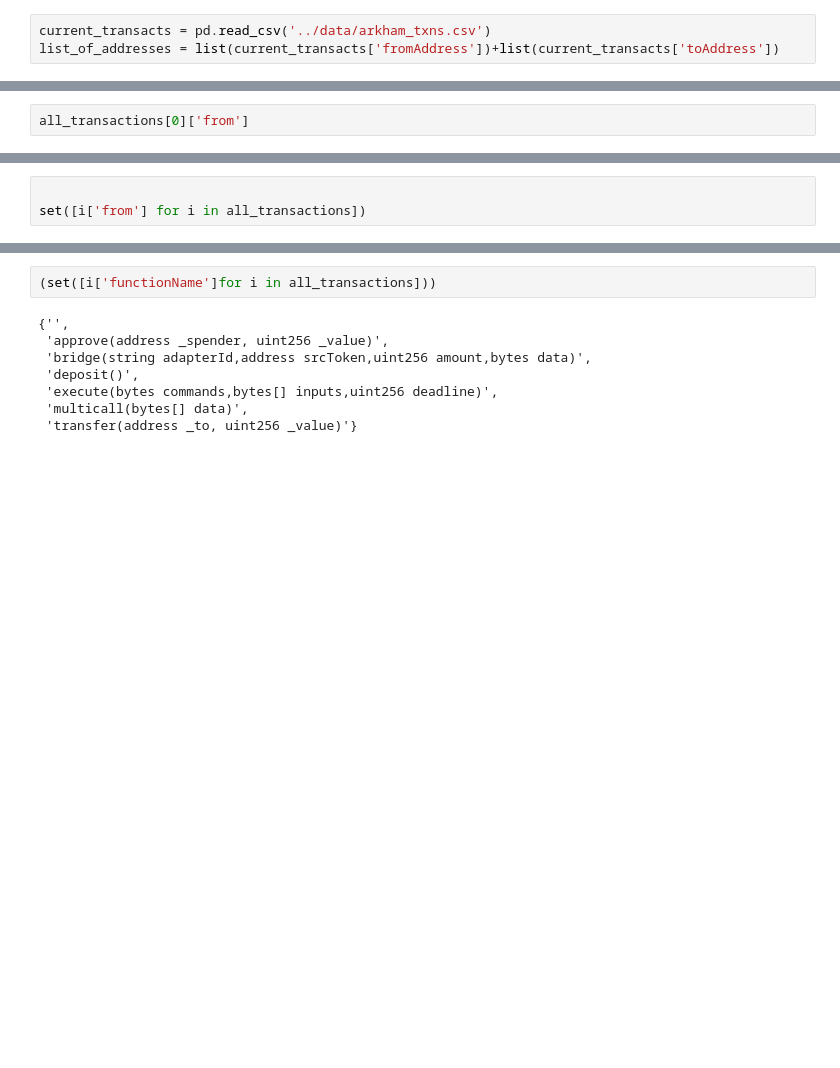
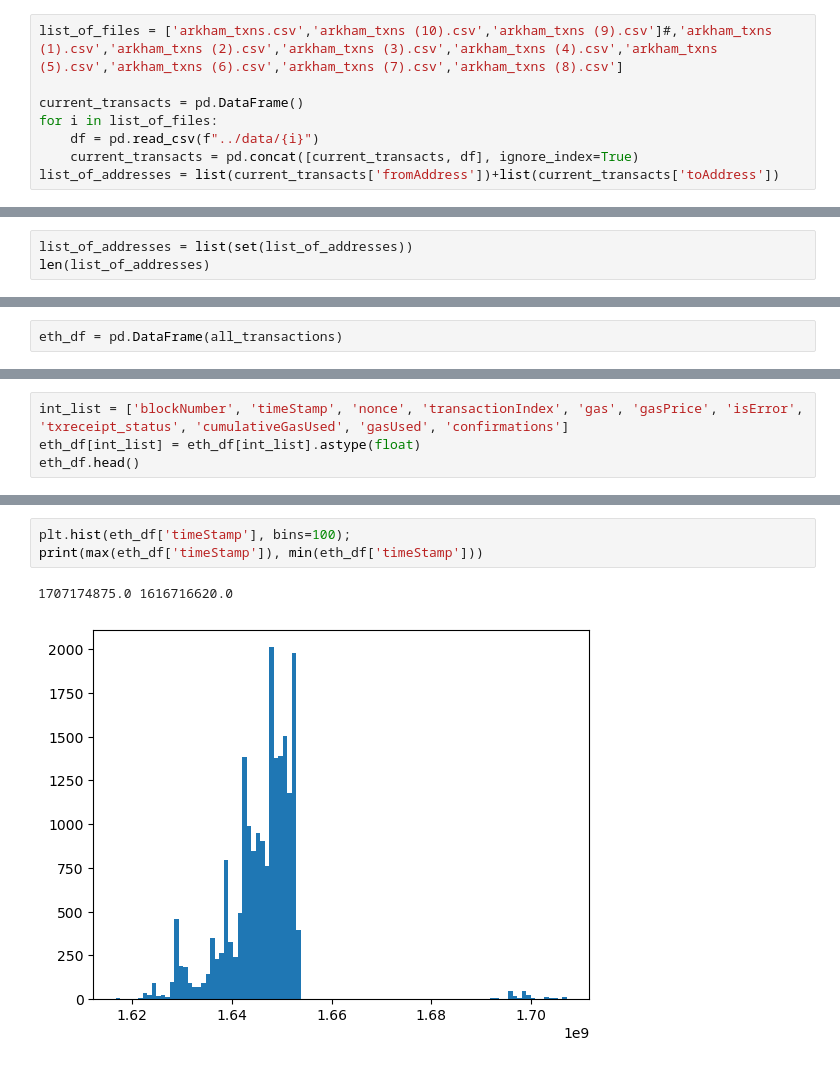
Before and after one commit to mcdunleatate/capstone_project, a Jupyter notebook: code/data_collection.ipynb, the cells around one changed output, grey strips where cells are left out. Cells and saved outputs as stored; diff of their text form; blank space fills up the shorter version.

Commit message:
adding data and readme and eda

```diff
--- a/code/data_collection.ipynb
+++ b/code/data_collection.ipynb
@@ -19,3 +16,8 @@ all_transactions =[]
 # %%
-current_transacts = pd.read_csv('../data/arkham_txns.csv')
+list_of_files = ['arkham_txns.csv','arkham_txns (10).csv','arkham_txns (9).csv']#,'arkham_txns (1).csv','arkham_txns (2).csv','arkham_txns (3).csv','arkham_txns (4).csv','arkham_txns (5).csv','arkham_txns (6).csv','arkham_txns (7).csv','arkham_txns (8).csv']
+
+current_transacts = pd.DataFrame()
+for i in list_of_files:
+    df = pd.read_csv(f"../data/{i}")
+    current_transacts = pd.concat([current_transacts, df], ignore_index=True)
 list_of_addresses = list(current_transacts['fromAddress'])+list(current_transacts['toAddress'])
@@ -23,0 +24,3 @@ list_of_addresses = list(current_transacts['fromAddress'])+list(current_transact
+# %%
+list_of_addresses = list(set(list_of_addresses))
+len(list_of_addresses)
@@ -62,2 +89,2 @@ len(all_transactions)
 # %%
-all_transactions[0]['from']
+eth_df = pd.DataFrame(all_transactions)
@@ -66,4 +91,5 @@ all_transactions[0]['from']
 # %%
-
-set([i['from'] for i in all_transactions])
+int_list = ['blockNumber', 'timeStamp', 'nonce', 'transactionIndex', 'gas', 'gasPrice', 'isError', 'txreceipt_status', 'cumulativeGasUsed', 'gasUsed', 'confirmations']
+eth_df[int_list] = eth_df[int_list].astype(float)
+eth_df.head()
 # %% [output]
@@ -80,11 +109,7 @@ len(set([i['blockHash']for i in all_transactions]))
 # %%
-(set([i['functionName']for i in all_transactions]))
+plt.hist(eth_df['timeStamp'], bins=100);
+print(max(eth_df['timeStamp']), min(eth_df['timeStamp']))
 # %% [output]
-{'',
- 'approve(address _spender, uint256 _value)',
- 'bridge(string adapterId,address srcToken,uint256 amount,bytes data)',
- 'deposit()',
- 'execute(bytes commands,bytes[] inputs,uint256 deadline)',
- 'multicall(bytes[] data)',
- 'transfer(address _to, uint256 _value)'}
+1707174875.0 1616716620.0
+[figure, added]
 # %%
```
Also changed, not shown: parts of 24 cells of this notebook, 4 other files.
